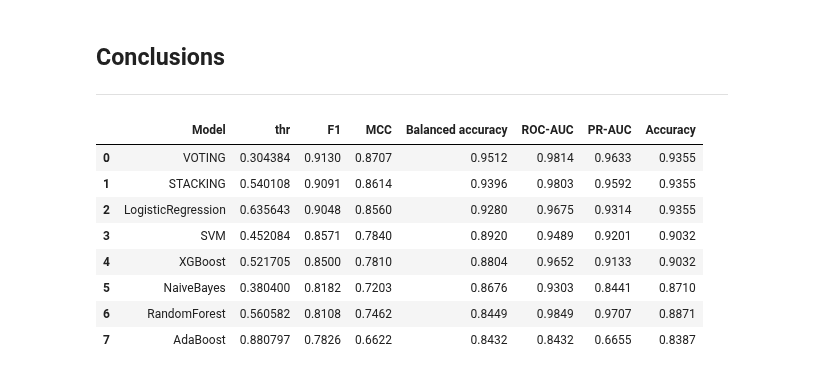
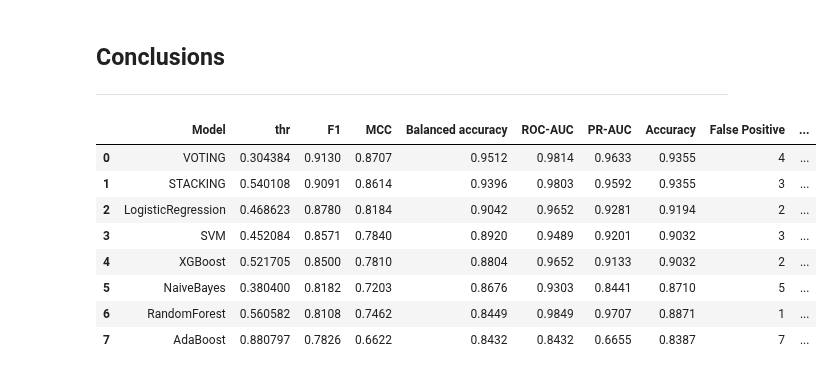
Before and after one commit to zuzannapajak/cardio-risk-prediction, a Jupyter notebook: notebooks/model_training.ipynb, the cells around one changed output. Drawn from its saved outputs; the diff is of its cells as text; code cells hidden in the pictures.

Commit message:
model training refinement; supervised/semisupervised in dim-red added

```diff
--- a/notebooks/model_training.ipynb
+++ b/notebooks/model_training.ipynb
@@ -85,0 +82,3 @@ SCORING = "balanced_accuracy"
+# %%
+CV = StratifiedKFold(n_splits=5, shuffle=True, random_state=SEED)
+SCORING = "f1"
@@ -566,5 +599,6 @@ voting_best = VotingClassifier(
     n_jobs=-1
 )
 voting_best.fit(X_tr, y_tr)
-joblib.dump(voting_best, os.path.join(OUTPUT_DIR, "voting_best.joblib"))
+df_metrics, details = evaluate_classification(voting_best, X_te, y_te)
+joblib.dump(voting_best, os.path.join(OUTPUT_DIR, "voting_best.pkl"))
 # %% [output]
@@ -650,34 +682,37 @@ Text(0, 0.5, 'Score')
 # %%
 test_rows = []
 for name, mdl in models.items():
     thr = float(thr_map[name])
+    df_m, details = evaluate_classification(mdl, X_te, y_te, threshold=thr, show=False)
+    df_m = df_m.set_index("Metric")
+    get = lambda k: float(df_m.at[k, "Value"])
 
-    df_m, _ = evaluate_classification(mdl, X_te, y_te, threshold=thr, show=False)
-    df_m = df_m.set_index("Metric")
-
-    get = lambda k: float(df_m.at[k, "Value"]) if k in df_m.index else float("nan")
     test_rows.append({
         "Model": name,
         "thr": thr,
         "F1": get("F1"),
         "MCC": get("MCC"),
         "Balanced accuracy": get("Balanced accuracy"),
         "ROC-AUC": get("ROC-AUC"),
         "PR-AUC": get("PR-AUC (Average Precision)"),
         "Accuracy": get("Accuracy"),
+        "False Positive": int(details["cm"].values[0,1]),
+        "False Negative": int(details["cm"].values[1,0]),
     })
 
-test_df = (pd.DataFrame(test_rows)
-           .sort_values(["F1","ROC-AUC","MCC"], ascending=False)
-           .reset_index(drop=True))
+test_df = (
+    pd.DataFrame(test_rows)
+    .sort_values(["F1", "ROC-AUC", "MCC"], ascending=False)
+    .reset_index(drop=True)
+)
 display(test_df)
 # %% [output]
-|  | Model | thr | F1 | MCC | Balanced accuracy | ROC-AUC | PR-AUC | Accuracy |
-| 0 | VOTING | 0.304384 | 0.9130 | 0.8707 | 0.9512 | 0.9814 | 0.9633 | 0.9355 |
-| 1 | STACKING | 0.540108 | 0.9091 | 0.8614 | 0.9396 | 0.9803 | 0.9592 | 0.9355 |
-| 2 | LogisticRegression | 0.635643 | 0.9048 | 0.8560 | 0.9280 | 0.9675 | 0.9314 | 0.9355 |
-| 3 | SVM | 0.452084 | 0.8571 | 0.7840 | 0.8920 | 0.9489 | 0.9201 | 0.9032 |
-| 4 | XGBoost | 0.521705 | 0.8500 | 0.7810 | 0.8804 | 0.9652 | 0.9133 | 0.9032 |
-| 5 | NaiveBayes | 0.380400 | 0.8182 | 0.7203 | 0.8676 | 0.9303 | 0.8441 | 0.8710 |
-| 6 | RandomForest | 0.560582 | 0.8108 | 0.7462 | 0.8449 | 0.9849 | 0.9707 | 0.8871 |
-| 7 | AdaBoost | 0.880797 | 0.7826 | 0.6622 | 0.8432 | 0.8432 | 0.6655 | 0.8387 |
+|  | Model | thr | F1 | MCC | Balanced accuracy | ROC-AUC | PR-AUC | Accuracy | False Positive | ... |
+| 0 | VOTING | 0.304384 | 0.9130 | 0.8707 | 0.9512 | 0.9814 | 0.9633 | 0.9355 | 4 | ... |
+| 1 | STACKING | 0.540108 | 0.9091 | 0.8614 | 0.9396 | 0.9803 | 0.9592 | 0.9355 | 3 | ... |
+| 2 | LogisticRegression | 0.468623 | 0.8780 | 0.8184 | 0.9042 | 0.9652 | 0.9281 | 0.9194 | 2 | ... |
+| 3 | SVM | 0.452084 | 0.8571 | 0.7840 | 0.8920 | 0.9489 | 0.9201 | 0.9032 | 3 | ... |
+| 4 | XGBoost | 0.521705 | 0.8500 | 0.7810 | 0.8804 | 0.9652 | 0.9133 | 0.9032 | 2 | ... |
+| 5 | NaiveBayes | 0.380400 | 0.8182 | 0.7203 | 0.8676 | 0.9303 | 0.8441 | 0.8710 | 5 | ... |
+| 6 | RandomForest | 0.560582 | 0.8108 | 0.7462 | 0.8449 | 0.9849 | 0.9707 | 0.8871 | 1 | ... |
+| 7 | AdaBoost | 0.880797 | 0.7826 | 0.6622 | 0.8432 | 0.8432 | 0.6655 | 0.8387 | 7 | ... |
```
Also changed, not shown: parts of 19 cells of this notebook, 7 other files.
